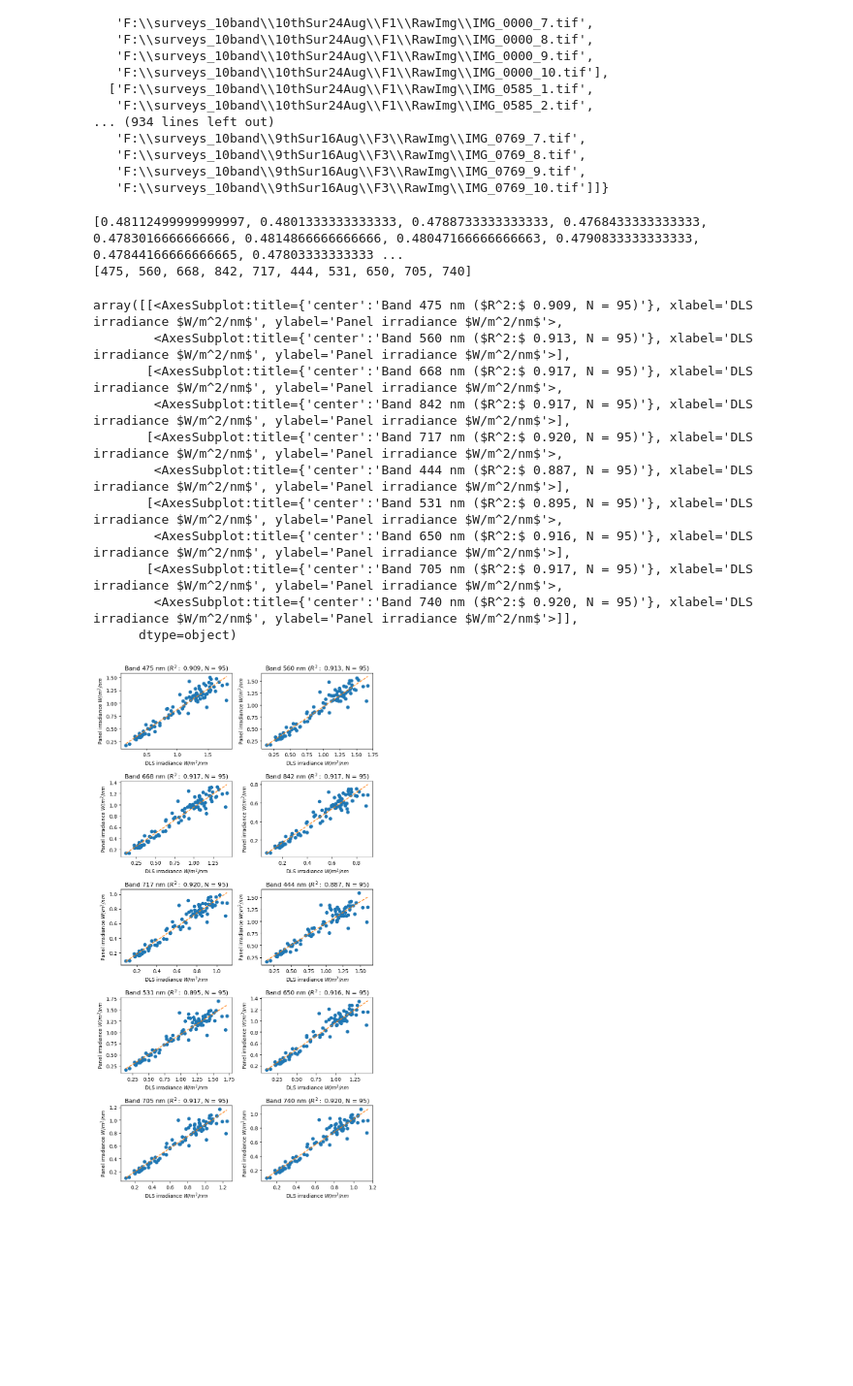
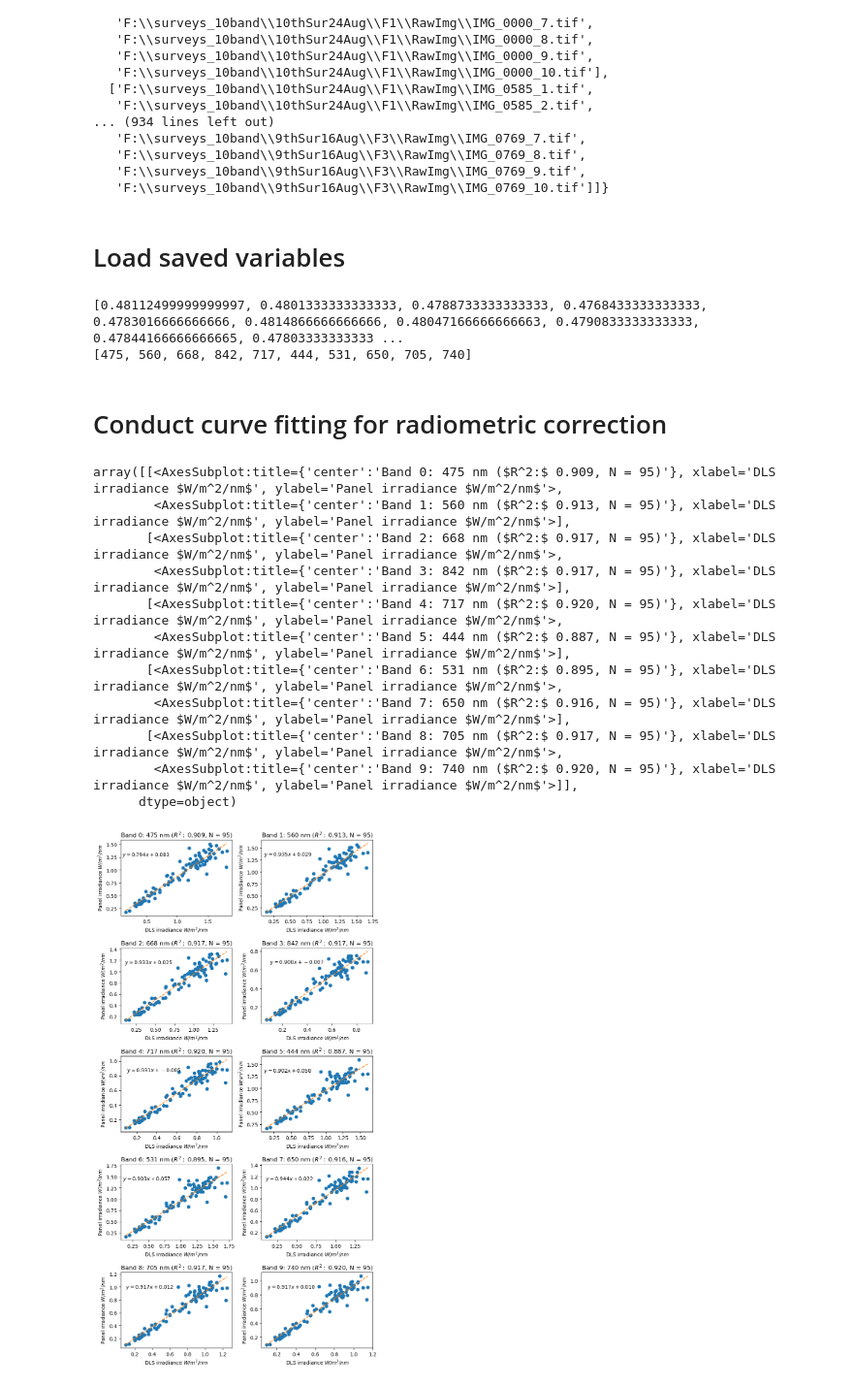
Before and after one commit to pakhuiying/sunglint_correction, a Jupyter notebook: radiometric_correction.ipynb, the cells around one changed output. Shown at 97% size. Saved outputs shown, nothing was run; the diff lists cells and outputs as text; code cells hidden in the pictures; blank space fills up the shorter version.

Commit message:
calculate correction factor for each band

```diff
--- a/radiometric_correction.ipynb
+++ b/radiometric_correction.ipynb
@@ -135,6 +136,8 @@ panel_fp
    'F:\\surveys_10band\\9thSur16Aug\\F3\\RawImg\\IMG_0769_8.tif',
    'F:\\surveys_10band\\9thSur16Aug\\F3\\RawImg\\IMG_0769_9.tif',
    'F:\\surveys_10band\\9thSur16Aug\\F3\\RawImg\\IMG_0769_10.tif']]}
+# %% [markdown]
+# Load saved variables
 # %%
 panel_albedo = rcu.load_pickle(r"saved_data\panel_albedo.ob")
 center_wavelengths = rcu.load_pickle(r"saved_data\center_wavelengths_by_band.ob")
@@ -202,16 +151,18 @@ class RadiometricCorrection:
+# %% [markdown]
+# Conduct curve fitting for radiometric correction
 # %%
-RC = RadiometricCorrection(dls_panel_irr,center_wavelengths,dls_panel_irr_calibration)
+RC = rcu.RadiometricCorrection(dls_panel_irr,center_wavelengths,dls_panel_irr_calibration)
 RC.plot()
 # %% [output]
-array([[<AxesSubplot:title={'center':'Band 475 nm ($R^2:$ 0.909, N = 95)'}, xlabel='DLS irradiance $W/m^2/nm$', ylabel='Panel irradiance $W/m^2/nm$'>,
-        <AxesSubplot:title={'center':'Band 560 nm ($R^2:$ 0.913, N = 95)'}, xlabel='DLS irradiance $W/m^2/nm$', ylabel='Panel irradiance $W/m^2/nm$'>],
-       [<AxesSubplot:title={'center':'Band 668 nm ($R^2:$ 0.917, N = 95)'}, xlabel='DLS irradiance $W/m^2/nm$', ylabel='Panel irradiance $W/m^2/nm$'>,
-        <AxesSubplot:title={'center':'Band 842 nm ($R^2:$ 0.917, N = 95)'}, xlabel='DLS irradiance $W/m^2/nm$', ylabel='Panel irradiance $W/m^2/nm$'>],
-       [<AxesSubplot:title={'center':'Band 717 nm ($R^2:$ 0.920, N = 95)'}, xlabel='DLS irradiance $W/m^2/nm$', ylabel='Panel irradiance $W/m^2/nm$'>,
-        <AxesSubplot:title={'center':'Band 444 nm ($R^2:$ 0.887, N = 95)'}, xlabel='DLS irradiance $W/m^2/nm$', ylabel='Panel irradiance $W/m^2/nm$'>],
-       [<AxesSubplot:title={'center':'Band 531 nm ($R^2:$ 0.895, N = 95)'}, xlabel='DLS irradiance $W/m^2/nm$', ylabel='Panel irradiance $W/m^2/nm$'>,
-        <AxesSubplot:title={'center':'Band 650 nm ($R^2:$ 0.916, N = 95)'}, xlabel='DLS irradiance $W/m^2/nm$', ylabel='Panel irradiance $W/m^2/nm$'>],
-       [<AxesSubplot:title={'center':'Band 705 nm ($R^2:$ 0.917, N = 95)'}, xlabel='DLS irradiance $W/m^2/nm$', ylabel='Panel irradiance $W/m^2/nm$'>,
-        <AxesSubplot:title={'center':'Band 740 nm ($R^2:$ 0.920, N = 95)'}, xlabel='DLS irradiance $W/m^2/nm$', ylabel='Panel irradiance $W/m^2/nm$'>]],
+array([[<AxesSubplot:title={'center':'Band 0: 475 nm ($R^2:$ 0.909, N = 95)'}, xlabel='DLS irradiance $W/m^2/nm$', ylabel='Panel irradiance $W/m^2/nm$'>,
+        <AxesSubplot:title={'center':'Band 1: 560 nm ($R^2:$ 0.913, N = 95)'}, xlabel='DLS irradiance $W/m^2/nm$', ylabel='Panel irradiance $W/m^2/nm$'>],
+       [<AxesSubplot:title={'center':'Band 2: 668 nm ($R^2:$ 0.917, N = 95)'}, xlabel='DLS irradiance $W/m^2/nm$', ylabel='Panel irradiance $W/m^2/nm$'>,
+        <AxesSubplot:title={'center':'Band 3: 842 nm ($R^2:$ 0.917, N = 95)'}, xlabel='DLS irradiance $W/m^2/nm$', ylabel='Panel irradiance $W/m^2/nm$'>],
+       [<AxesSubplot:title={'center':'Band 4: 717 nm ($R^2:$ 0.920, N = 95)'}, xlabel='DLS irradiance $W/m^2/nm$', ylabel='Panel irradiance $W/m^2/nm$'>,
+        <AxesSubplot:title={'center':'Band 5: 444 nm ($R^2:$ 0.887, N = 95)'}, xlabel='DLS irradiance $W/m^2/nm$', ylabel='Panel irradiance $W/m^2/nm$'>],
+       [<AxesSubplot:title={'center':'Band 6: 531 nm ($R^2:$ 0.895, N = 95)'}, xlabel='DLS irradiance $W/m^2/nm$', ylabel='Panel irradiance $W/m^2/nm$'>,
+        <AxesSubplot:title={'center':'Band 7: 650 nm ($R^2:$ 0.916, N = 95)'}, xlabel='DLS irradiance $W/m^2/nm$', ylabel='Panel irradiance $W/m^2/nm$'>],
+       [<AxesSubplot:title={'center':'Band 8: 705 nm ($R^2:$ 0.917, N = 95)'}, xlabel='DLS irradiance $W/m^2/nm$', ylabel='Panel irradiance $W/m^2/nm$'>,
+        <AxesSubplot:title={'center':'Band 9: 740 nm ($R^2:$ 0.920, N = 95)'}, xlabel='DLS irradiance $W/m^2/nm$', ylabel='Panel irradiance $W/m^2/nm$'>]],
       dtype=object)
-[figure, old version]
+[figure, new version]
```
Also changed, not shown: parts of 9 cells of this notebook, 2 other files.
